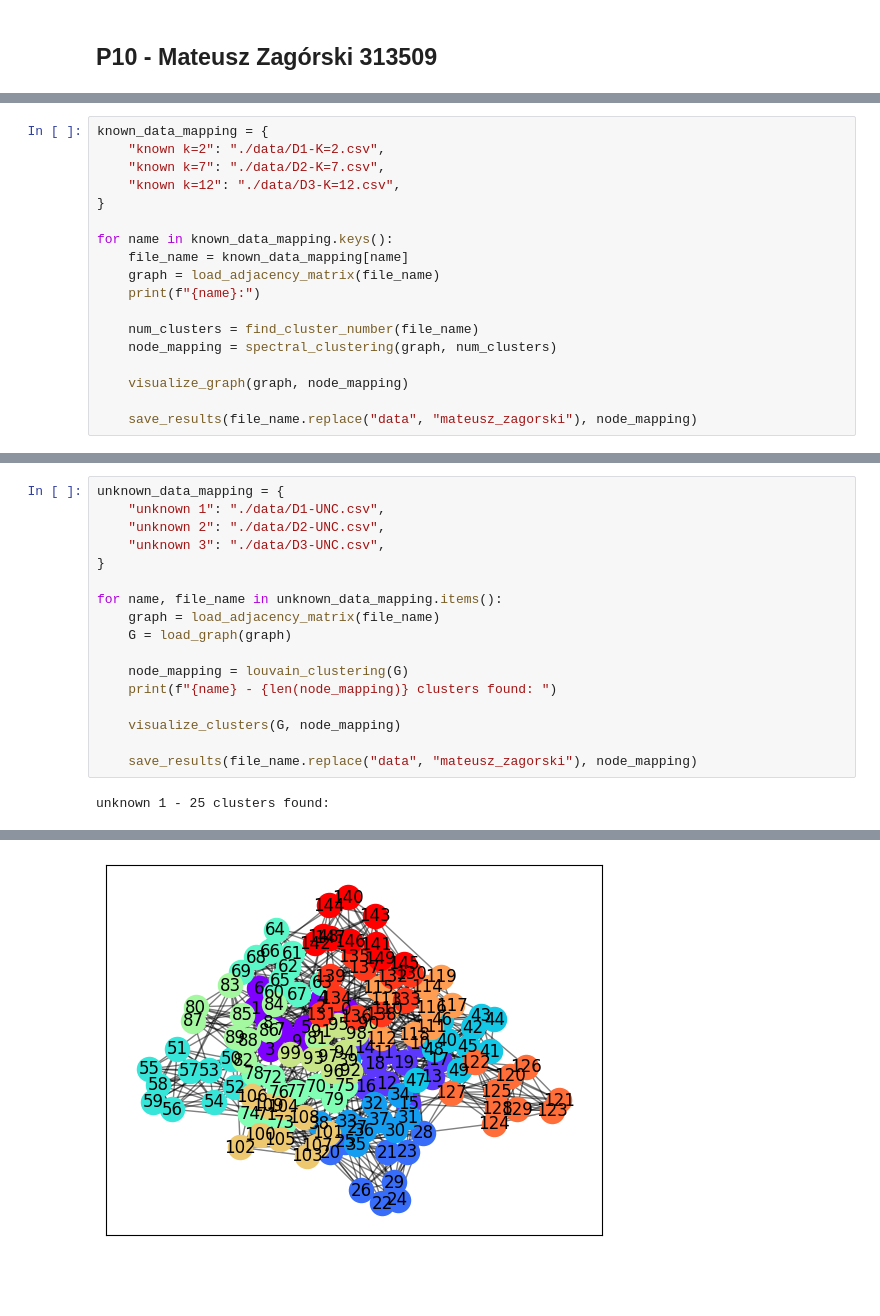
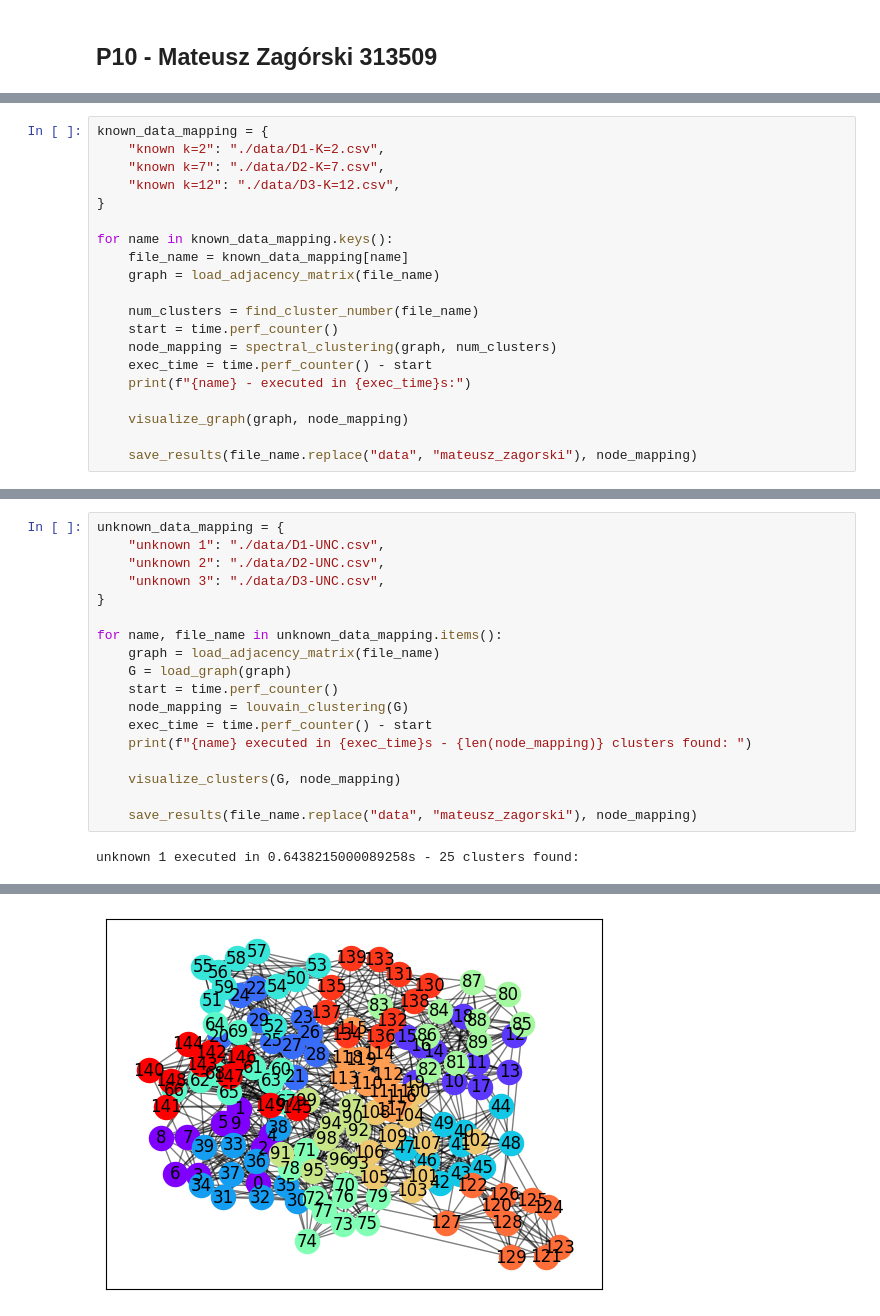
Before and after one commit to zagorskim/snars-p10, a Jupyter notebook: main.ipynb, the cells around one changed output, grey strips where cells are left out. Saved outputs shown, nothing was run; the diff lists cells and outputs as text; blank space fills up the shorter version.

```diff
--- a/main.ipynb
+++ b/main.ipynb
@@ -83,10 +84,12 @@ known_data_mapping = {
 for name in known_data_mapping.keys():
     file_name = known_data_mapping[name]
     graph = load_adjacency_matrix(file_name)
-    print(f"{name}:")
 
     num_clusters = find_cluster_number(file_name)
+    start = time.perf_counter()
     node_mapping = spectral_clustering(graph, num_clusters)
+    exec_time = time.perf_counter() - start
+    print(f"{name} - executed in {exec_time}s:")
 
     visualize_graph(graph, node_mapping)
 
@@ -213,12 +216,13 @@ unknown_data_mapping = {
 for name, file_name in unknown_data_mapping.items():
     graph = load_adjacency_matrix(file_name)
     G = load_graph(graph)
-
+    start = time.perf_counter()
     node_mapping = louvain_clustering(G)
-    print(f"{name} - {len(node_mapping)} clusters found: ")
+    exec_time = time.perf_counter() - start
+    print(f"{name} executed in {exec_time}s - {len(node_mapping)} clusters found: ")
 
     visualize_clusters(G, node_mapping)
 
     save_results(file_name.replace("data", "mateusz_zagorski"), node_mapping)
 # %% [output]
-unknown 1 - 25 clusters found:
+unknown 1 executed in 0.6438215000089258s - 25 clusters found:
@@ -228,2 +232,2 @@ unknown 2 - 15 clusters found:
-[figure, old version]
+[figure, new version]
 [{0, 1, 2, 3, 4, 5, 6, 7, 8, 9}, {10, 11, 12, 13, 14, 15, 16, 17, 18, 19}, {20, 21, 22, 23, 24, 25, 26, 27, 28, 29}, {33, 34, 35, 36, 37, 38, 39, 32, 30, 31}, {40, 41, 42, 43, 44, 45, 46, 47, 48, 49}, ...
```
Also changed, not shown: parts of 4 cells of this notebook, 2 other files.
